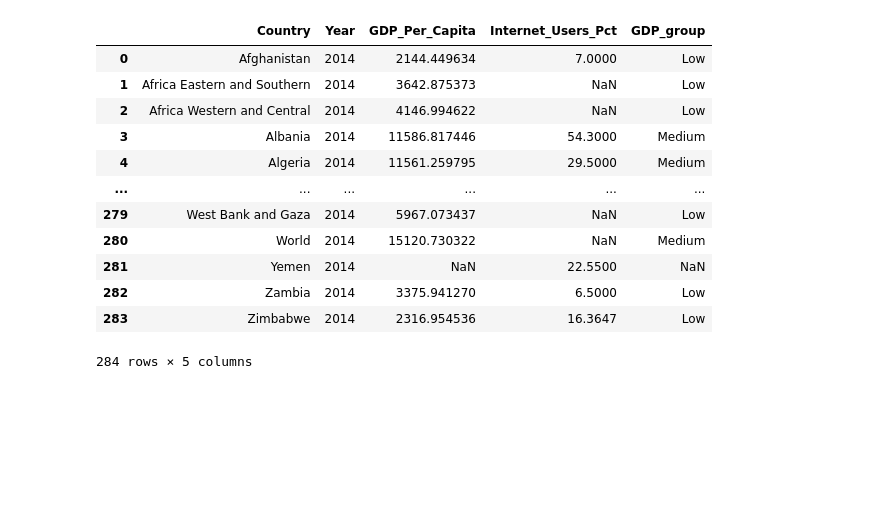
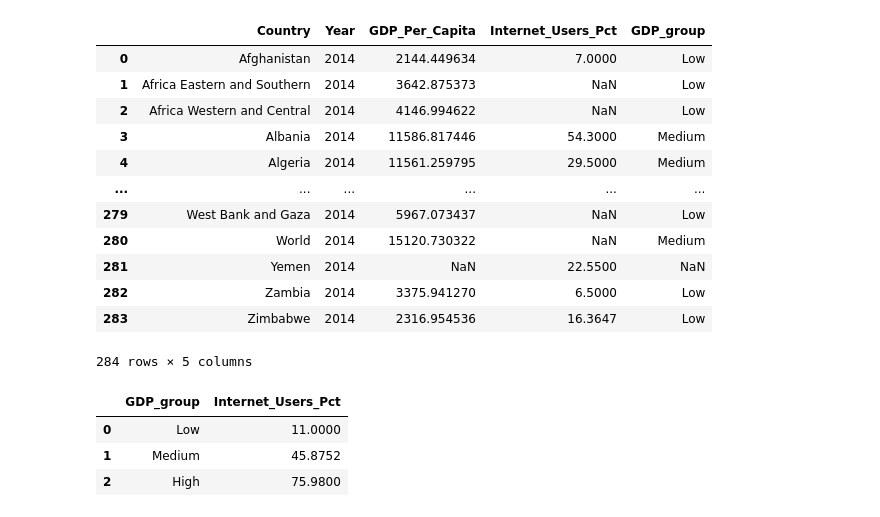
Before and after one commit to NSS-Data-Analytics-Cohort-13/un-exploration-RenukaD13, a Jupyter notebook: notebooks/UN_exploration.ipynb, the cells around one changed output. Saved outputs shown, nothing was run; the diff lists cells and outputs as text; code cells hidden in the pictures; blank space fills up the shorter version.

```diff
--- a/notebooks/UN_exploration.ipynb
+++ b/notebooks/UN_exploration.ipynb
@@ -767,3 +773,14 @@ gdp_per_capita_2014
 | 282 | Zambia | 2014 | 3375.941270 | 6.5000 | Low |
 | 283 | Zimbabwe | 2014 | 2316.954536 | 16.3647 | Low |
 284 rows × 5 columns
+# %%
+### Q25. **Stretch Question:** How does the median internet users percentage compare for the three gdp groups?
+
+# perform groupby on GDP_group column and find median internet users percentage
+# do we need to use .fillna(0) method to fill NAN values in the dataframe?
+gdp_per_capita_2014.groupby(['GDP_group'])['Internet_Users_Pct'].median(observed=True).reset_index()
+# %% [output]
+|  | GDP_group | Internet_Users_Pct |
+| 0 | Low | 11.0000 |
+| 1 | Medium | 45.8752 |
+| 2 | High | 75.9800 |
```
Also changed, not shown: parts of 5 cells of this notebook.
